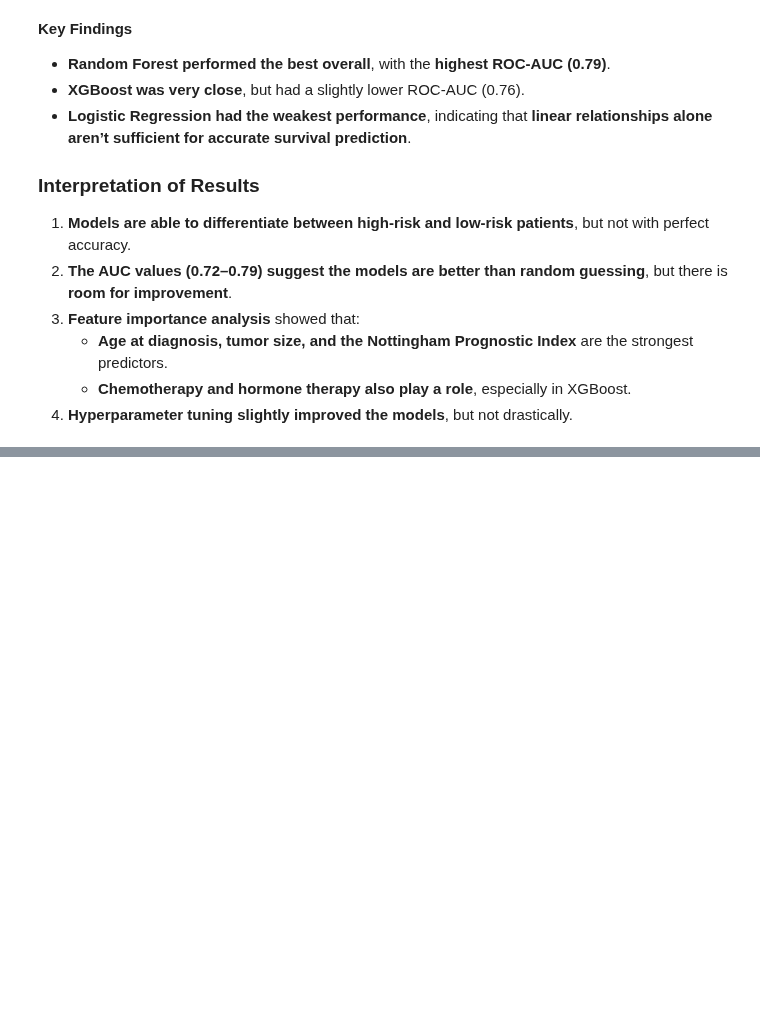
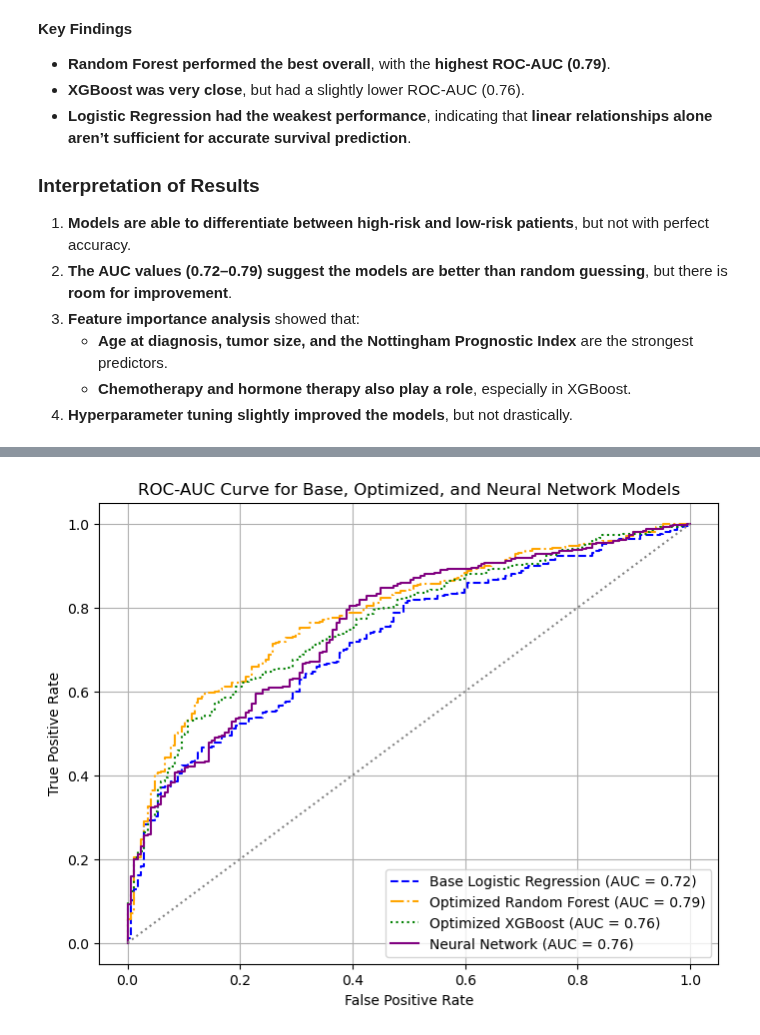
Before and after one commit to sowmyamaddali/Breast-Cancer--METABRIC, a Jupyter notebook: notebooks/machine_learning_models.ipynb, the cells around one changed output, grey strips where cells are left out. Cells and saved outputs as stored; diff of their text form; code cells hidden in the pictures; blank space fills up the shorter version.

Commit message:
updated the notebook with neural networks code
Answered the following question - Can patient survival be predicted?

```diff
--- a/notebooks/machine_learning_models.ipynb
+++ b/notebooks/machine_learning_models.ipynb
@@ -398,0 +407,22 @@ plt.show()
+# %%
+# Define Deep Learning Model
+model = Sequential([
+    Dense(64, activation='relu', input_shape=(X_train_scaled.shape[1],)),
+    Dropout(0.3),
+    Dense(32, activation='relu'),
+    Dropout(0.2),
+    Dense(16, activation='relu'),
+    Dense(1, activation='sigmoid')
+])
+# %%
+# Compile the model
+model.compile(optimizer='adam', loss='binary_crossentropy', metrics=['accuracy'])
+
+# Train the model
+history = model.fit(X_train_scaled, y_train, epochs=50, batch_size=32, validation_data=(X_test_scaled, y_test), verbose=1)
+
+# Predict probabilities
+y_pred_nn_prob = model.predict(X_test_scaled).ravel()
+
+# Convert probabilities to class labels
+y_pred_nn = (y_pred_nn_prob > 0.5).astype(int)
@@ -398,0 +447,4 @@ plt.show()
+# %%
+# Compute ROC curve and AUC
+fpr_nn, tpr_nn, _ = roc_curve(y_test, y_pred_nn_prob)
+roc_auc_nn = auc(fpr_nn, tpr_nn)
@@ -398,0 +468,16 @@ plt.show()
+# %%
+# Plot ROC Curve for Base, Optimized, and Neural Network Models
+plt.figure(figsize=(8, 6))
+plt.plot(fpr_log, tpr_log, label=f'Base Logistic Regression (AUC = {roc_auc_log:.2f})', linestyle='--', color='blue')
+plt.plot(fpr_rf, tpr_rf, label=f'Optimized Random Forest (AUC = {roc_auc_rf:.2f})', linestyle='-.', color='orange')
+plt.plot(fpr_xgb, tpr_xgb, label=f'Optimized XGBoost (AUC = {roc_auc_xgb:.2f})', linestyle=':', color='green')
+plt.plot(fpr_nn, tpr_nn, label=f'Neural Network (AUC = {roc_auc_nn:.2f})', linestyle='solid', color='purple')
+plt.plot([0, 1], [0, 1], color='gray', linestyle='dotted')
+plt.xlabel("False Positive Rate")
+plt.ylabel("True Positive Rate")
+plt.title("ROC-AUC Curve for Base, Optimized, and Neural Network Models")
+plt.legend()
+plt.grid()
+plt.show()
+# %% [output]
+[figure, added]
```
Also changed, not shown: parts of 8 cells of this notebook.
